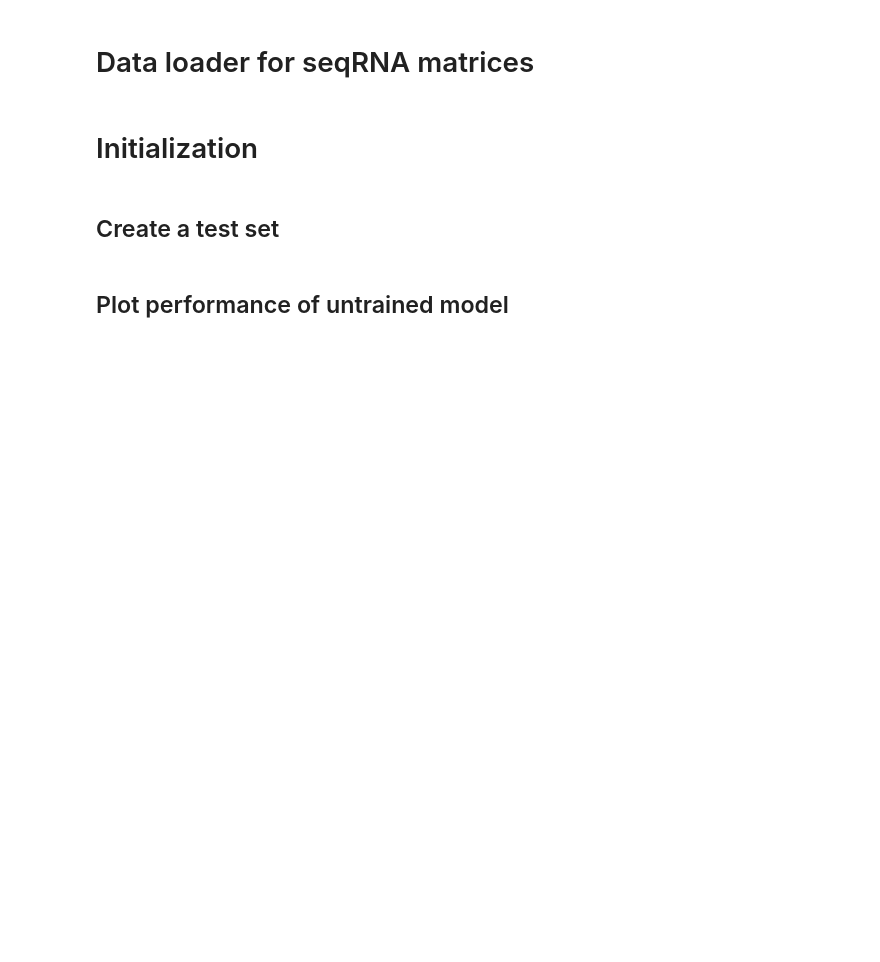
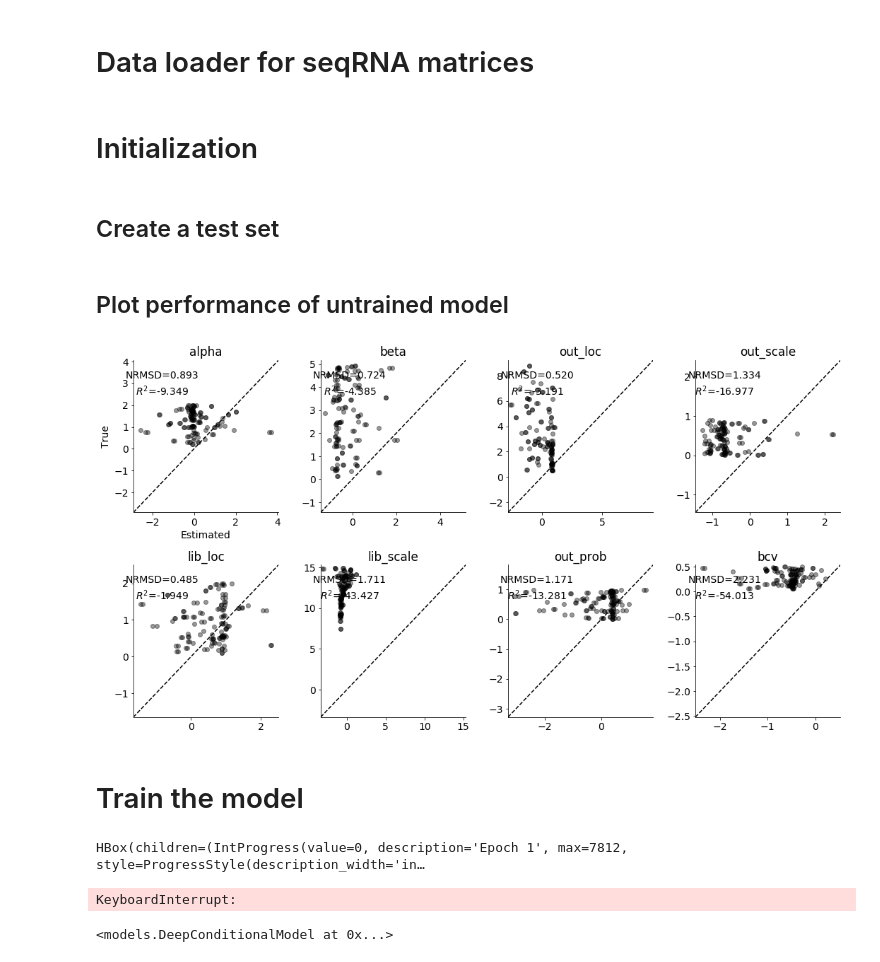
Before and after one commit to stefanradev93/cINN, a Jupyter notebook: 20190612_Splatter_cINN_Example.ipynb, the cells around one changed output. Drawn from its saved outputs; the diff is of its cells as text; code cells hidden in the pictures; blank space fills up the shorter version.

```diff
--- a/20190612_Splatter_cINN_Example.ipynb
+++ b/20190612_Splatter_cINN_Example.ipynb
@@ -94,7 +95,7 @@ class ResidualBlock(tf.keras.Model):
 class RNADataLoader:
     """A class to sequentially load batches of seq RNA matrices."""
     def __init__(self, batch_size=32, data_path='.', normalize=True,
-                 n_cells=100, n_genes=100, n_sim_chunk=5000):
+                 shuffle= True, n_cells=100, n_genes=100, n_sim_chunk=5000):
 
         self.data_path = data_path
         self._batch_size = batch_size
@@ -103,14 +104,24 @@ class RNADataLoader:
         self._n_sim = n_sim_chunk
         self._idx = 0
         self._normalize = normalize
+        self._shuffle = shuffle
         self._num_chunks = self._get_num_chunks()
         self._data_files_list = self._get_data_files()
         self._param_files_list = self._get_param_files()
+        assert len(self._data_files_list) == len(self._param_files_list), '# Data files in {} must equal # params files'.format(self.path)
+
         self._global_max = 0
         # This takes time
         if self._normalize:
-            self.get_global_max()
-        assert len(self._data_files_list) == len(self._param_files_list), '# Data files in {} must equal # params files'.format(self.path)
+            self._get_global_max()
+        if self._shuffle:
+            self._shuffle_chunks()
+
+
+    def _shuffle_chunks(self):
+        """Shuffles the order of the chunks."""
+
+        self._data_files_list, self._param_files_list = shuffle(self._data_files_list, self._param_files_list)
 
     def _get_num_chunks(self):
 
@@ -126,7 +137,7 @@ class RNADataLoader:
         return [os.path.join(self.data_path, 'params', f)
                 for f in os.listdir(os.path.join(self.data_path, 'params'))]
 
-    def get_global_max(self):
+    def _get_global_max(self):
         """Determines the global maximum count over all counts dataset."""
 
         self._global_max = 0
@@ -181,6 +192,7 @@ class RNADataLoader:
         # Increment index and check if we are at the end of the file list
         if self._idx == self._num_chunks:
             self._idx = 0
+            if self._shuffle:
+                self._shuffle_chunks()
             raise StopIteration
-
         return self._load_next()
@@ -226,3 +248,24 @@ model = DeepConditionalModel(inv_meta, n_inv_blocks, theta_dim, summary_net=summ
 optimizer = tf.train.AdamOptimizer(learning_rate=learning_rate)
 # %% [markdown]
 ## Plot performance of untrained model
+# %%
+plot_true_est_scatter(model, X_test_plausible, theta_test_plausible, n_samples_posterior, param_names, figsize=(15, 8))
+# %% [output]
+[figure, added]
+# %% [markdown]
+# Train the model
+# %%
+for ep in range(1, epochs+1):
+    with tqdm(total=n_chunks * n_sim_chunk // batch_size, desc='Epoch {}'.format(ep)) as p_bar:
+        for chunk in data_loader:
+            losses = train_loop_dataset(model, optimizer, chunk, batch_size, p_bar,
+                                        clip_value=clip_value, global_step=global_step, transform=remove_implausible)
+            plot_true_est_scatter(model, X_test_plausible, theta_test_plausible,
+                                  n_samples_posterior, param_names, figsize=(15, 8))
+# %% [output]
+HBox(children=(IntProgress(value=0, description='Epoch 1', max=7812, style=ProgressStyle(description_width='in…
+KeyboardInterrupt:
+# %%
+model
+# %% [output]
+<models.DeepConditionalModel at 0x...>
```
Also changed, not shown: parts of 12 cells of this notebook, 2 other files.
